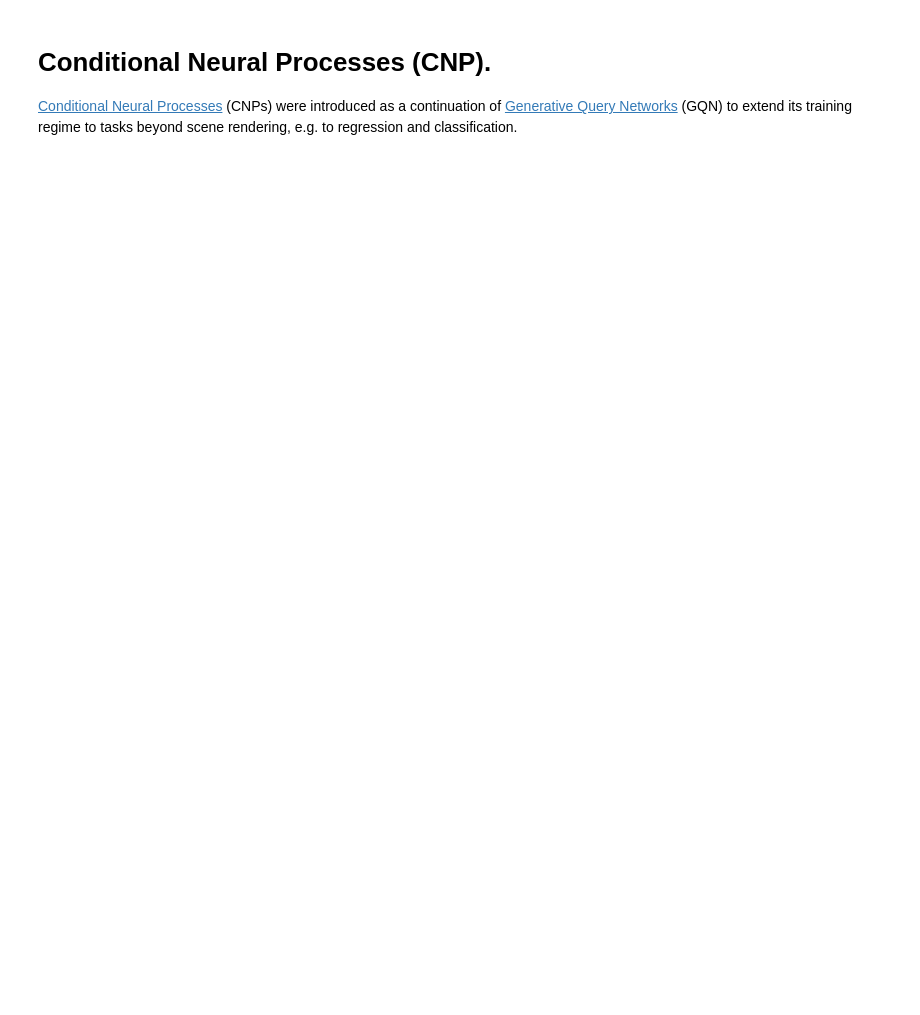
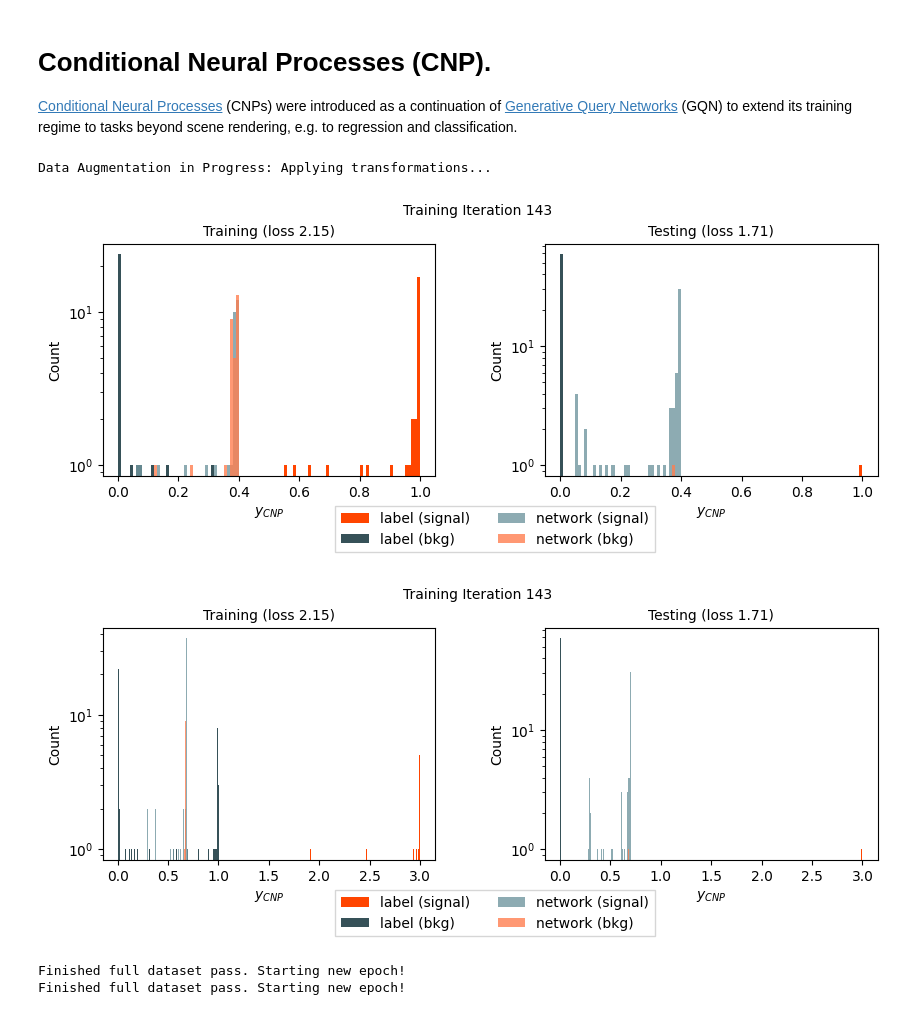
Before and after one commit to brianzliu/resum-coherent, a Jupyter notebook: examples/conditional_neural_process_training.ipynb, the cells around one changed output. Cells and saved outputs as stored; diff of their text form; code cells hidden in the pictures; blank space fills up the shorter version.

```diff
--- a/examples/conditional_neural_process_training.ipynb
+++ b/examples/conditional_neural_process_training.ipynb
@@ -78,37 +78,44 @@ for it_epoch in range(TRAINING_EPOCHS):
         optimizer.step()
 
         # reset gradient to 0 on all parameters
         optimizer.zero_grad()
 
         #if max(mu[0].detach().numpy()) <= 1 and min(mu[0].detach().numpy()) >= 0:
-        loss_bce = bce(mu, batch_formated.target_y)
+        #loss_bce = bce(mu, batch_formated.target_y)
         #else:
         #    loss_bce = -1.
 
         mu=mu[0].detach().numpy()
+        batch_testing = next(data_iter)
+        batch_formated_test=dataset_train.format_batch_for_cnp(batch_testing,config_file["cnp_settings"]["context_is_subset"] )
 
-        if it_batch % 50 == 0:
-            print('{} Iteration: {}/{}, train loss: {:.4f} (vs BCE {:.4f})'.format(datetime.datetime.now().strftime("%Y-%m-%d %H:%M:%S"),it_epoch, it_batch,loss, loss_bce))
-            batch_testing = next(data_iter)
-            batch_formated_test=dataset_train.format_batch_for_cnp(batch_testing,config_file["cnp_settings"]["context_is_subset"] )
+        if np.any(batch_formated_test.target_y[0].detach().numpy()  > 1):
+        #if it_batch % 1 == 0:
+            #print('{} Iteration: {}/{}, train loss: {:.4f} (vs BCE {:.4f})'.format(datetime.datetime.now().strftime("%Y-%m-%d %H:%M:%S"),it_epoch, it_batch,loss, loss_bce))
 
             log_prob_testing, mu_testing, _ = model(batch_formated_test.query, batch_formated_test.target_y)
             loss_testing = -log_prob_testing.mean()
             test_idx+=1
 
             #if max(mu_testing[0].detach().numpy()) <= 1 and min(mu_testing[0].detach().numpy()) >= 0:
-            loss_bce_testing = bce(mu_testing,  batch_formated_test.target_y)
+            #loss_bce_testing = bce(mu_testing,  batch_formated_test.target_y)
             #else:
             #    loss_bce_testing = -1.
 
             mu_testing=mu_testing[0].detach().numpy()
-            print("{}, Iteration: {}, test loss: {:.4f} (vs BCE {:.4f})".format(datetime.datetime.now().strftime("%Y-%m-%d %H:%M:%S"), it_batch, loss_testing, loss_bce_testing))
+            #print("{}, Iteration: {}, test loss: {:.4f} (vs BCE {:.4f})".format(datetime.datetime.now().strftime("%Y-%m-%d %H:%M:%S"), it_batch, loss_testing, loss_bce_testing))
             if y_size ==1:
                 fig = plotting.plot(mu, batch_formated_test.target_y[0].detach().numpy(), f'{loss:.2f}', mu_testing, batch_formated_test.target_y[0].detach().numpy(), f'{loss_testing:.2f}', it_batch)
             else:
                 for k in range(y_size):
                     fig = plotting.plot(mu[:,k], batch_formated.target_y[0].detach().numpy()[:,k], f'{loss:.2f}', mu_testing[:,k], batch_formated_test.target_y[0].detach().numpy()[:,k], f'{loss_testing:.2f}', it_batch)
 
         it_batch+=1
 
 torch.save(model.state_dict(), f'{path_out}/{f_out}_model.pth')
+# %% [output]
+Data Augmentation in Progress: Applying transformations...
+[figure, added]
+[figure, added]
+Finished full dataset pass. Starting new epoch!
+Finished full dataset pass. Starting new epoch!
```
Also changed, not shown: 5 other files.
